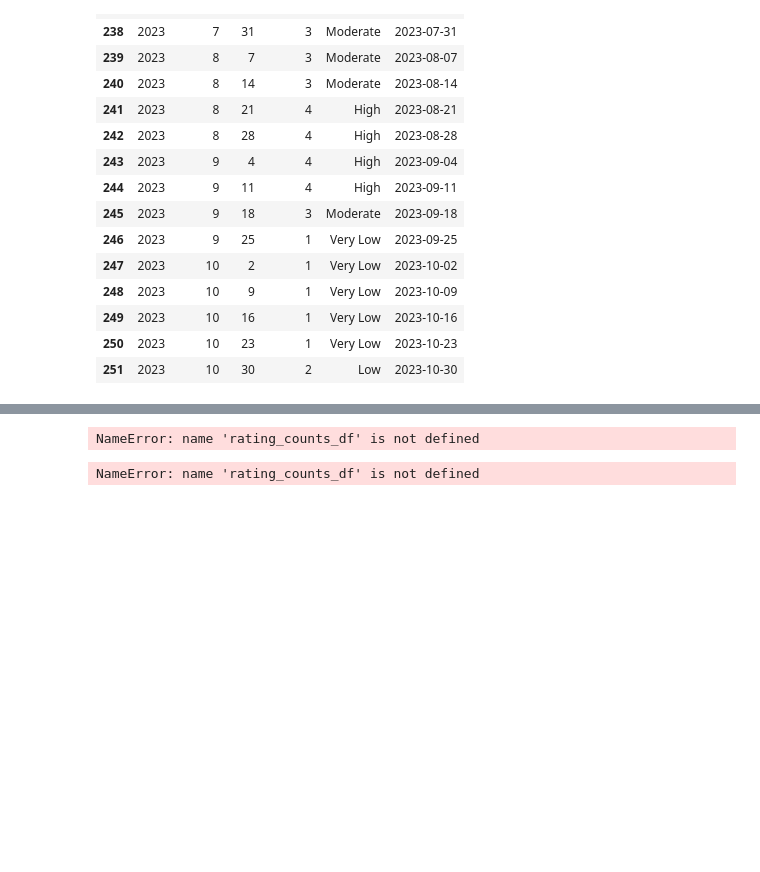
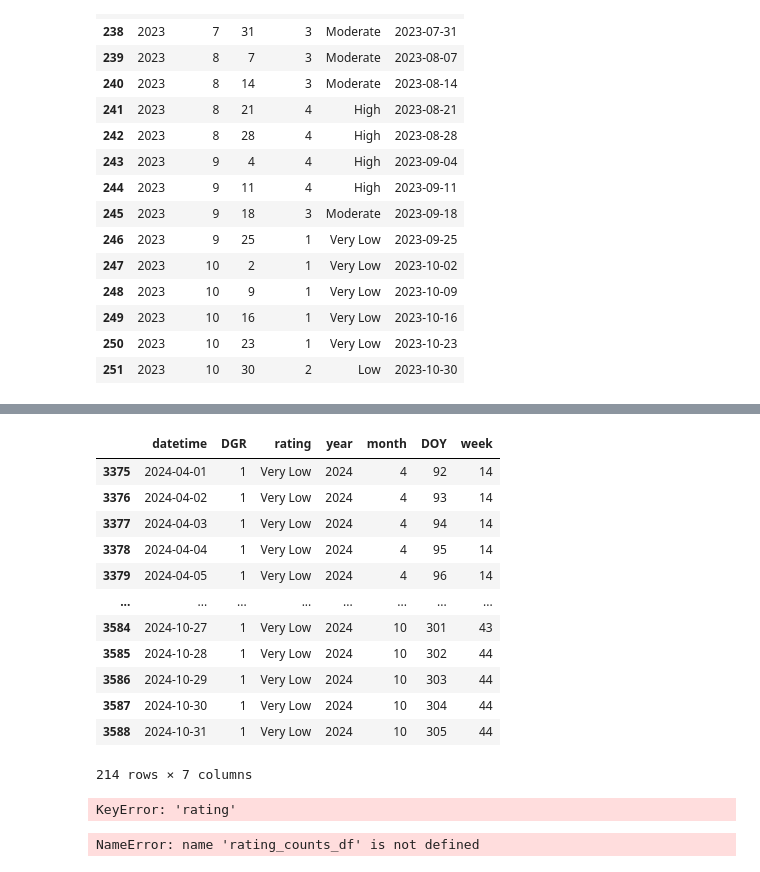
Before and after one commit to pmarshall24/Climate-Summary, a Jupyter notebook: crossover.ipynb, the cells around one changed output, grey strips where cells are left out. Cells and saved outputs as stored; diff of their text form; code cells hidden in the pictures; blank space fills up the shorter version.

```diff
--- a/crossover.ipynb
+++ b/crossover.ipynb
@@ -325,15 +330,32 @@ danger_map = alt.Chart(week_danger).mark_square(size=400).encode(
 danger_map
 # %% [output]
 [interactive output not drawn]
+# %%
+just_2024 = danger_filter.loc[(danger_filter['year']==2024)]
+just_2024
+# %% [output]
+|  | datetime | DGR | rating | year | month | DOY | week |
+| 3375 | 2024-04-01 | 1 | Very Low | 2024 | 4 | 92 | 14 |
+| 3376 | 2024-04-02 | 1 | Very Low | 2024 | 4 | 93 | 14 |
+| 3377 | 2024-04-03 | 1 | Very Low | 2024 | 4 | 94 | 14 |
+| 3378 | 2024-04-04 | 1 | Very Low | 2024 | 4 | 95 | 14 |
+| 3379 | 2024-04-05 | 1 | Very Low | 2024 | 4 | 96 | 14 |
+| ... | ... | ... | ... | ... | ... | ... | ... |
+| 3584 | 2024-10-27 | 1 | Very Low | 2024 | 10 | 301 | 43 |
+| 3585 | 2024-10-28 | 1 | Very Low | 2024 | 10 | 302 | 44 |
+| 3586 | 2024-10-29 | 1 | Very Low | 2024 | 10 | 303 | 44 |
+| 3587 | 2024-10-30 | 1 | Very Low | 2024 | 10 | 304 | 44 |
+| 3588 | 2024-10-31 | 1 | Very Low | 2024 | 10 | 305 | 44 |
+214 rows × 7 columns
 # %%
-just_2023 = danger_filter.loc[(danger_filter['year']==2023)]
-rating_counts = just_2023['rating'].value_counts()
+just_2024 = danger_filter.loc[(danger_filter['year']==2024)]
+rating_counts_df = just_2024['rating'].value_counts()
 #rating_counts_df = pd.DataFrame({'Rating': rating_counts.index, 'Count': rating_counts.values})
 # Define a custom order for the ratings
 custom_order = ['Very Low', 'Low', 'Moderate', 'High', 'Extreme']
 
 # Apply the custom order and sort the DataFrame
-rating_counts_df['Rating'] = pd.Categorical(rating_counts_df['Rating'], categories=custom_order, ordered=True)
+rating_counts_df['Rating'] = pd.Categorical(rating_counts_df['rating'], categories=custom_order, ordered=True)
 rating_counts_df = rating_counts_df.sort_values('Rating')
 
 # Define the mapping of 'Rating' to numerical values
@@ -343,7 +365,7 @@ rating_mapping = {'Very Low': 1, 'Low': 2, 'Moderate': 3, 'High': 4, 'Extreme':
 rating_counts_df['danger'] = rating_counts_df['Rating'].map(rating_mapping)
 rating_counts_df
 # %% [output]
-NameError: name 'rating_counts_df' is not defined
+KeyError: 'rating'
 # %%
 colors = alt.Scale(domain=['Very Low', 'Low', 'Moderate', 'High', 'Extreme'],
                        range=['#527ced', '#91f527', 'yellow', 'darkorange', 'red'])
```
Also changed, not shown: parts of 6 cells of this notebook, 3 other files.
